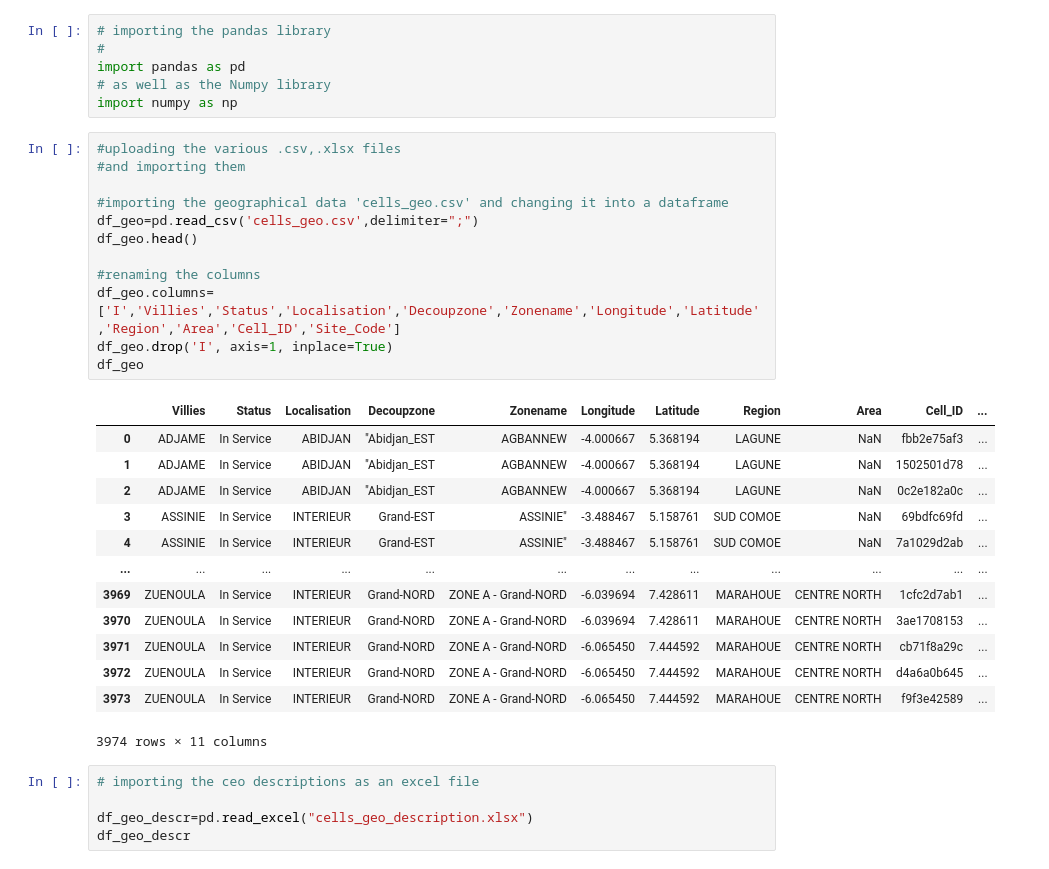
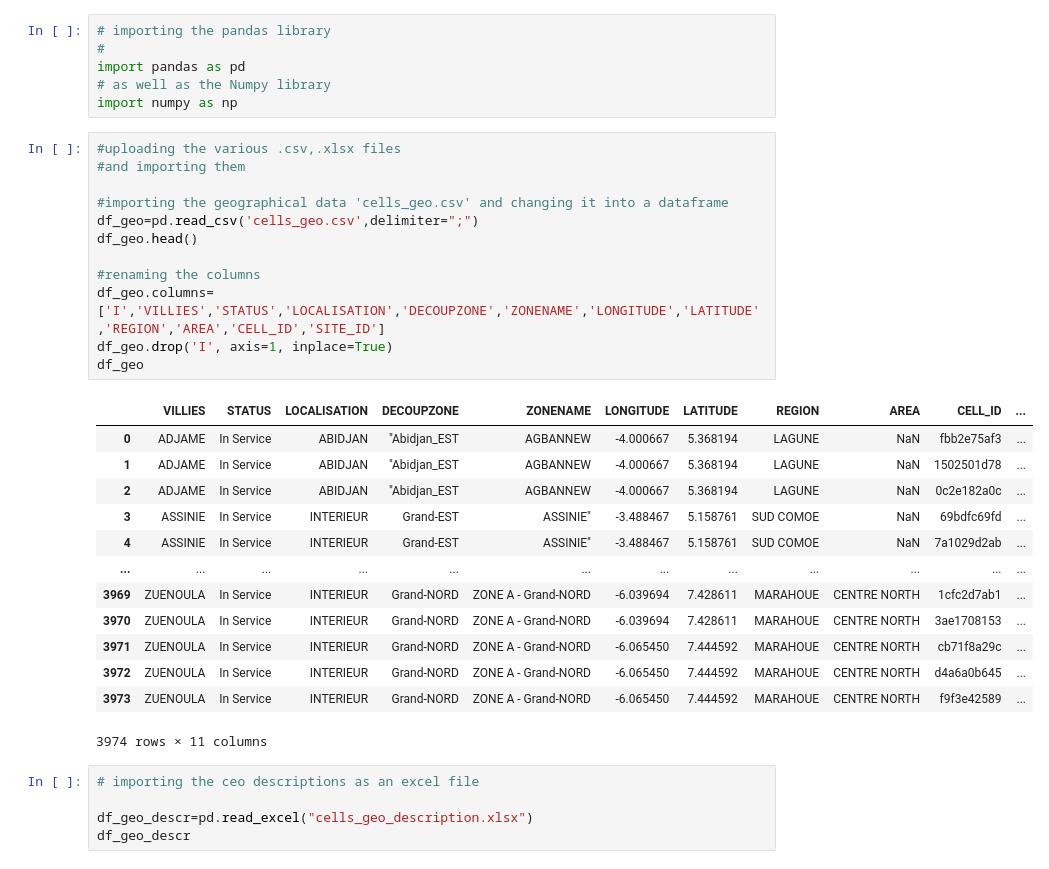
Before and after one commit to mburu-mwangi/moringa-school-ips, a Jupyter notebook: Moringa_Data_Science_Prep_W3_Independent_Project_2021_07_Alfonce_Mwangi_PythonNotebook.ipynb, the cells around one changed output. Cells and saved outputs as stored; diff of their text form.

```diff
--- a/Moringa_Data_Science_Prep_W3_Independent_Project_2021_07_Alfonce_Mwangi_PythonNotebook.ipynb
+++ b/Moringa_Data_Science_Prep_W3_Independent_Project_2021_07_Alfonce_Mwangi_PythonNotebook.ipynb
@@ -9,17 +9,17 @@ import numpy as np
 # %%
 #uploading the various .csv,.xlsx files
 #and importing them
 
 #importing the geographical data 'cells_geo.csv' and changing it into a dataframe
 df_geo=pd.read_csv('cells_geo.csv',delimiter=";")
 df_geo.head()
 
 #renaming the columns
-df_geo.columns=['I','Villies','Status','Localisation','Decoupzone','Zonename','Longitude','Latitude','Region','Area','Cell_ID','Site_Code']
+df_geo.columns=['I','VILLIES','STATUS','LOCALISATION','DECOUPZONE','ZONENAME','LONGITUDE','LATITUDE','REGION','AREA','CELL_ID','SITE_ID']
 df_geo.drop('I', axis=1, inplace=True)
 df_geo
 # %% [output]
-|  | Villies | Status | Localisation | Decoupzone | Zonename | Longitude | Latitude | Region | Area | Cell_ID | ... |
+|  | VILLIES | STATUS | LOCALISATION | DECOUPZONE | ZONENAME | LONGITUDE | LATITUDE | REGION | AREA | CELL_ID | ... |
 | 0 | ADJAME | In Service | ABIDJAN | "Abidjan_EST | AGBANNEW | -4.000667 | 5.368194 | LAGUNE | NaN | fbb2e75af3 | ... |
 | 1 | ADJAME | In Service | ABIDJAN | "Abidjan_EST | AGBANNEW | -4.000667 | 5.368194 | LAGUNE | NaN | 1502501d78 | ... |
 | 2 | ADJAME | In Service | ABIDJAN | "Abidjan_EST | AGBANNEW | -4.000667 | 5.368194 | LAGUNE | NaN | 0c2e182a0c | ... |
```
Also changed, not shown: parts of 1 cell of this notebook.
